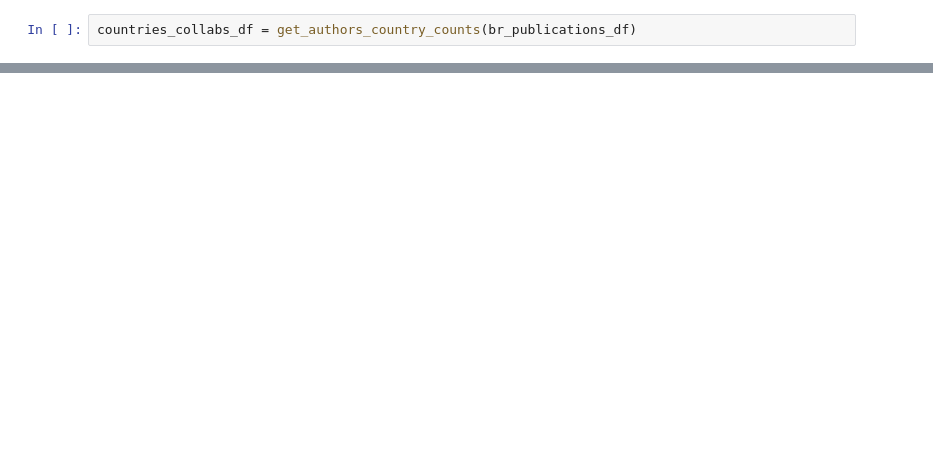
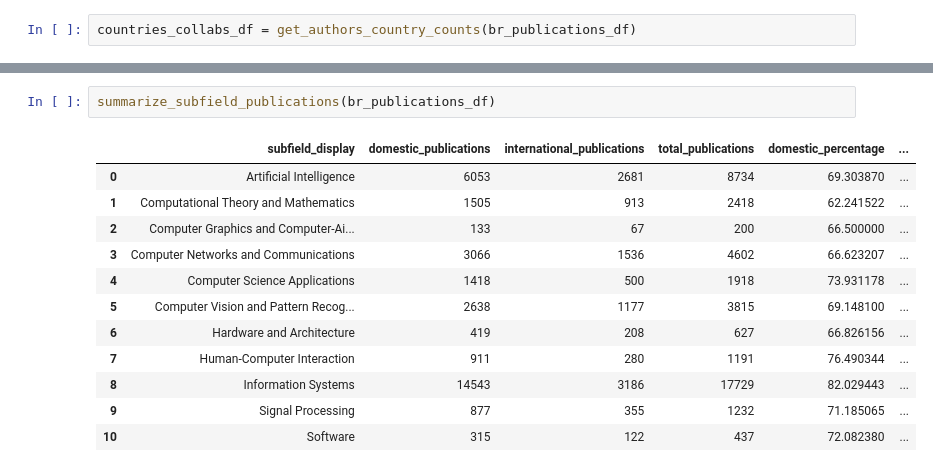
Before and after one commit to viniciusmioto/br_collaboration_network, a Jupyter notebook: src/analysis_rq1.ipynb, the cells around one changed output, grey strips where cells are left out. Saved outputs shown, nothing was run; the diff lists cells and outputs as text; blank space fills up the shorter version.

```diff
--- a/src/analysis_rq1.ipynb
+++ b/src/analysis_rq1.ipynb
@@ -208,0 +394,15 @@ authors_metrics_df.to_csv("../data/csv/openalex/authors_metrics.csv", index=Fals
+# %%
+summarize_subfield_publications(br_publications_df)
+# %% [output]
+|  | subfield_display | domestic_publications | international_publications | total_publications | domestic_percentage | ... |
+| 0 | Artificial Intelligence | 6053 | 2681 | 8734 | 69.303870 | ... |
+| 1 | Computational Theory and Mathematics | 1505 | 913 | 2418 | 62.241522 | ... |
+| 2 | Computer Graphics and Computer-Ai... | 133 | 67 | 200 | 66.500000 | ... |
+| 3 | Computer Networks and Communications | 3066 | 1536 | 4602 | 66.623207 | ... |
+| 4 | Computer Science Applications | 1418 | 500 | 1918 | 73.931178 | ... |
+| 5 | Computer Vision and Pattern Recog... | 2638 | 1177 | 3815 | 69.148100 | ... |
+| 6 | Hardware and Architecture | 419 | 208 | 627 | 66.826156 | ... |
+| 7 | Human-Computer Interaction | 911 | 280 | 1191 | 76.490344 | ... |
+| 8 | Information Systems | 14543 | 3186 | 17729 | 82.029443 | ... |
+| 9 | Signal Processing | 877 | 355 | 1232 | 71.185065 | ... |
+| 10 | Software | 315 | 122 | 437 | 72.082380 | ... |
```
Also changed, not shown: parts of 15 cells of this notebook, 32 other files.
